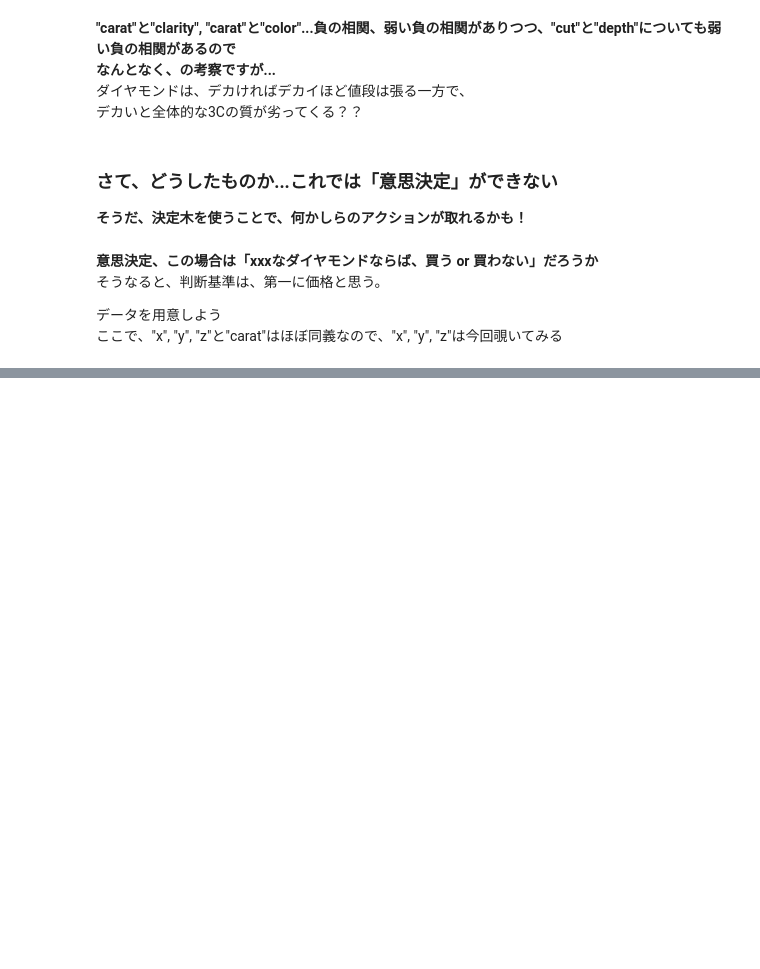
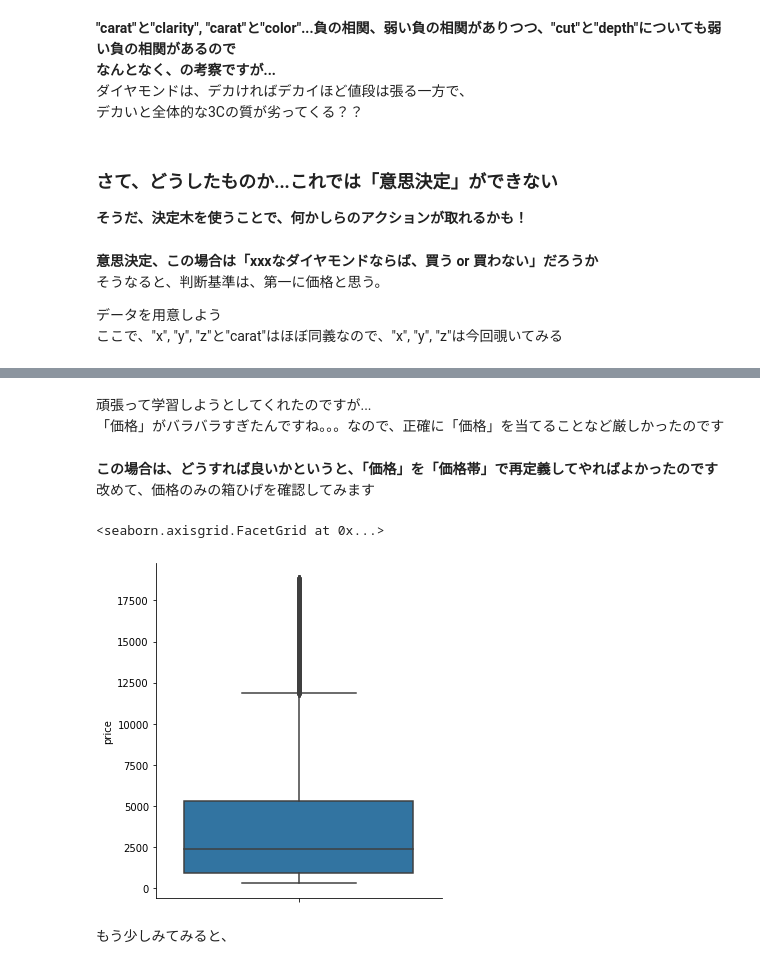
Before and after one commit to extech-developer-ksato/sandbox, a Jupyter notebook: Data_Analysis_with_Python/vol3/data_analysis_with_python_vol3.ipynb, the cells around one changed output, grey strips where cells are left out. Cells and saved outputs as stored; diff of their text form; code cells hidden in the pictures; blank space fills up the shorter version.

```diff
--- a/Data_Analysis_with_Python/vol3/data_analysis_with_python_vol3.ipynb
+++ b/Data_Analysis_with_Python/vol3/data_analysis_with_python_vol3.ipynb
@@ -379,0 +469,13 @@ tree.export_graphviz(clf, out_file="tree.dot",
+# %% [markdown]
+頑張って学習しようとしてくれたのですが...
+「価格」がバラバラすぎたんですね。。。なので、正確に「価格」を当てることなど厳しかったのです
+# %% [markdown]
+**この場合は、どうすれば良いかというと、「価格」を「価格帯」で再定義してやればよかったのです**
+改めて、価格のみの箱ひげを確認してみます
+# %%
+sns.catplot(y="price", kind="box", data=diamonds[["price"]])
+# %% [output]
+<seaborn.axisgrid.FacetGrid at 0x...>
+[figure, added]
+# %% [markdown]
+もう少しみてみると、
```
Also changed, not shown: parts of 127 cells of this notebook, 9 other files.
